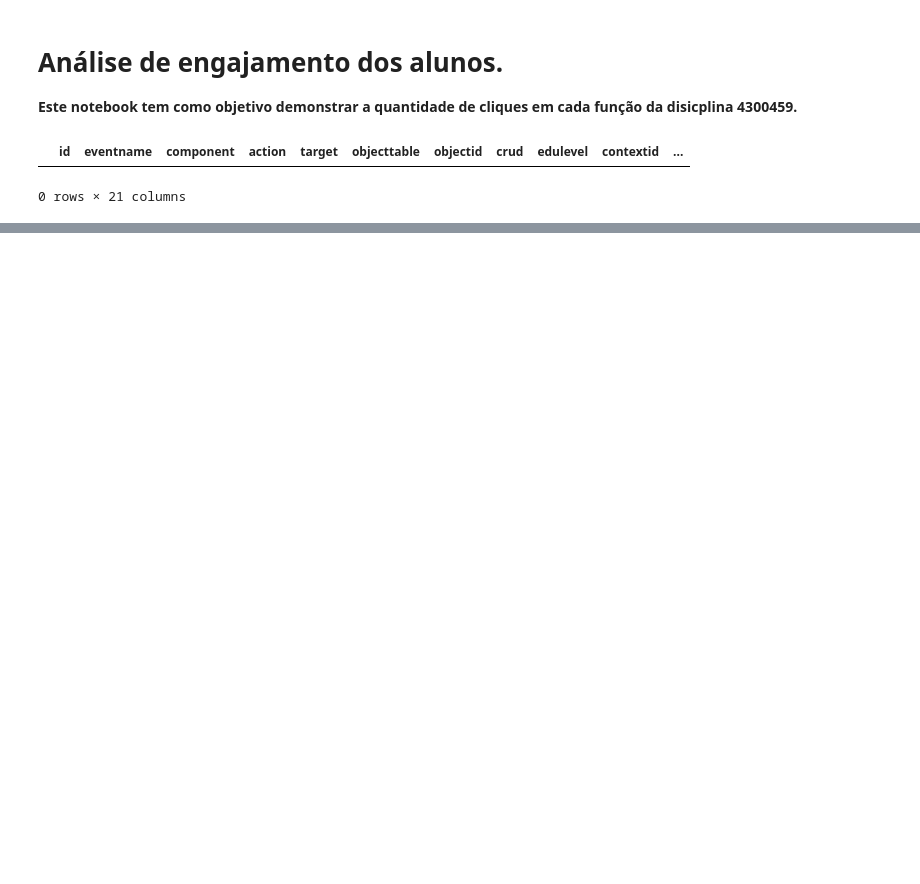
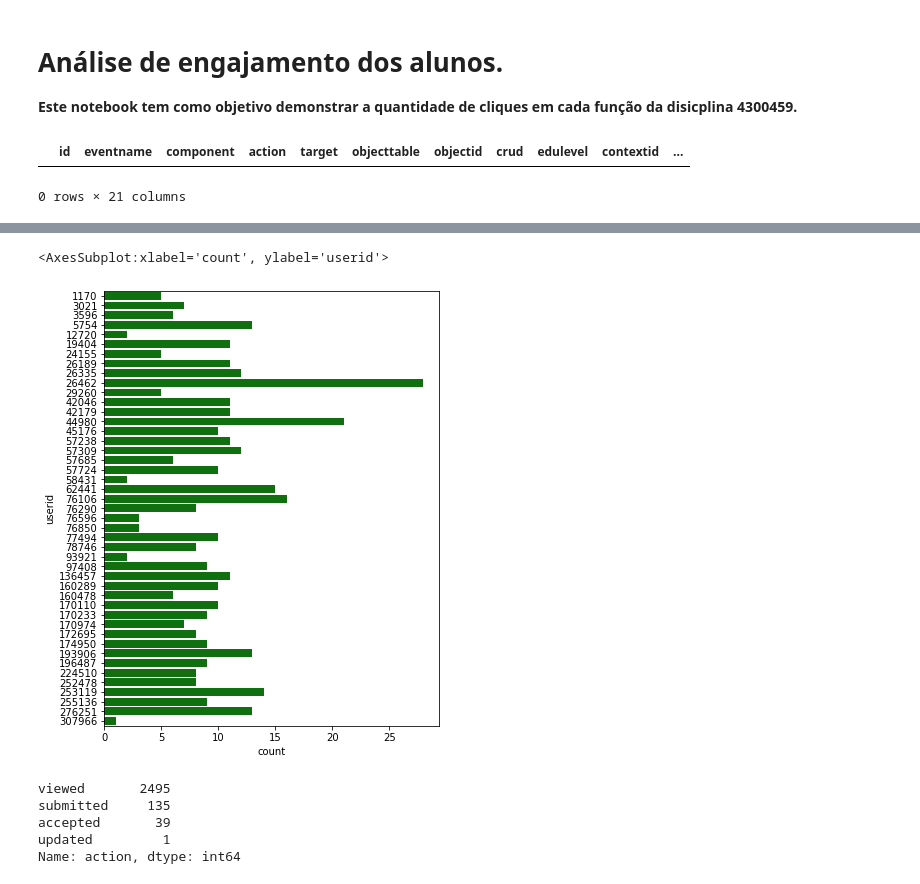
Before and after one commit to atp/edisc-analytics, a Jupyter notebook: Analise_de_Engajamento2.ipynb, the cells around one changed output, grey strips where cells are left out. Saved outputs shown, nothing was run; the diff lists cells and outputs as text; code cells hidden in the pictures; blank space fills up the shorter version.

```diff
--- a/Analise_de_Engajamento2.ipynb
+++ b/Analise_de_Engajamento2.ipynb
@@ -60,0 +54,4 @@ KeyError: '[ True] not found in axis'
+# %%
+forum_envios = forum.query("action == 'created'")
+forum_envios_por_userid = forum_envios.groupby('userid')['id'].count()
+forum_envios_por_userid[:5]
@@ -60,0 +66,15 @@ KeyError: '[ True] not found in axis'
+# %%
+msgforum = plt.subplots(figsize=(6, 8))
+sns.countplot(y="userid", data=forum_envios, color="g")
+# %% [output]
+<AxesSubplot:xlabel='count', ylabel='userid'>
+[figure, added]
+# %%
+assign = alunos.query("component == 'mod_assign'")
+assign['action'].value_counts()
+# %% [output]
+viewed       2495
+submitted     135
+accepted       39
+updated         1
+Name: action, dtype: int64
```
Also changed, not shown: parts of 21 cells of this notebook.
